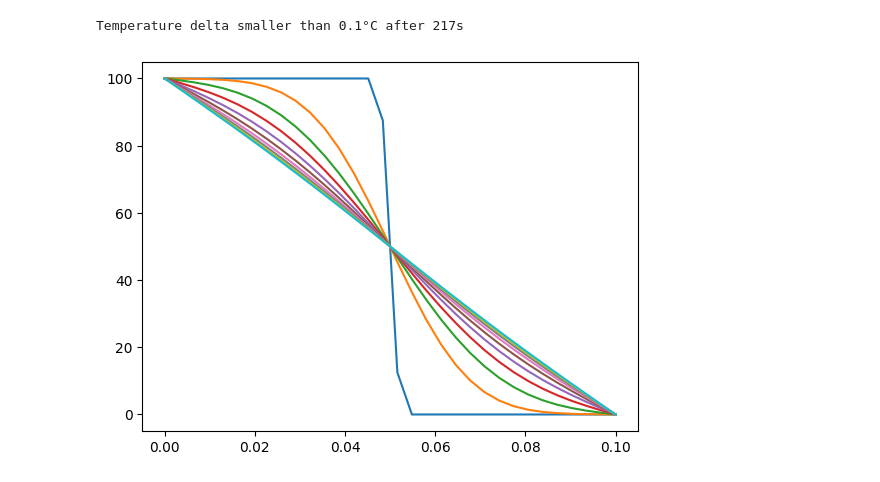
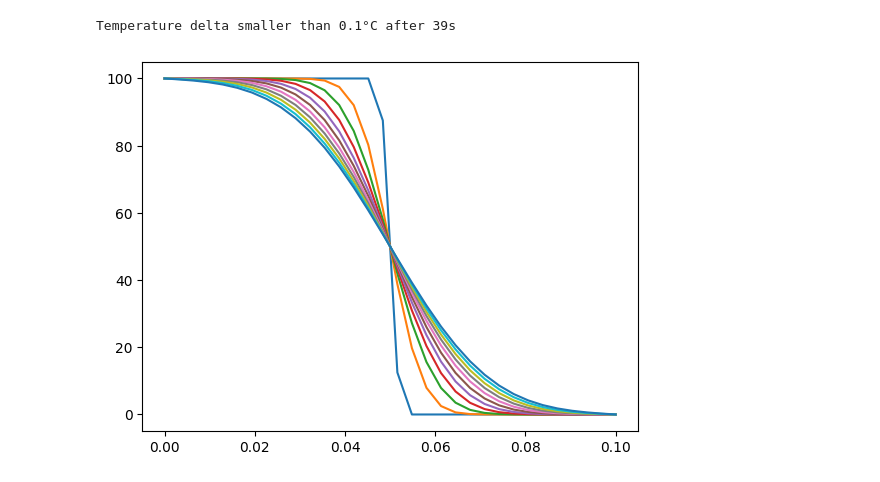
Before and after one commit to nwalser/systems-engineering-numerik, a Jupyter notebook: applications/12_partial_derivatives_1_1.ipynb, the cells around one changed output. Cells and saved outputs as stored; diff of their text form; code cells hidden in the pictures.

```diff
--- a/applications/12_partial_derivatives_1_1.ipynb
+++ b/applications/12_partial_derivatives_1_1.ipynb
@@ -27,35 +27,35 @@ for idx, l in enumerate(ls):
     if l < 0.05: us[idx] = T_plate_left
     else: us[idx] = T_plate_right
 
 # get times
 t_start = 0
-t_end = 240
+t_end = 40
 tau_max = (h**2 / (2 * a))
 tau = tau_max / 4
 ts = np.arange(start=t_start, stop=t_end, step=tau)
 
 # solve with FTCS
 for idx_t, t in enumerate(ts):
     un = np.zeros_like(us)
 
     un[0] = T_left
     un[-1] = T_right
 
     for (idx_u, u) in enumerate(us[1:-1]):
         idx_u += 1
         un[idx_u] = us[idx_u] + tau * a / h**2 * (us[idx_u+1] - 2 * us[idx_u] + us[idx_u-1])
 
     # test for change
-    if np.sum(np.abs(un - us)) < 0.1:
-        print(f"Combined temperature delta smaller than 0.1°C after {t:.0f}s")
+    if np.max(np.abs(un - us)) < 0.1:
+        print(f"Temperature delta smaller than 0.1°C after {t:.0f}s")
         break
 
     us = un
 
     if idx_t % (int(len(ts)/10)) == 0:
         plt.plot(ls, us)
 
 plt.show()
 # %% [output]
-Temperature delta smaller than 0.1°C after 217s
+Temperature delta smaller than 0.1°C after 39s
-[figure, old version]
+[figure, new version]
```
Also changed, not shown: 2 other files.
